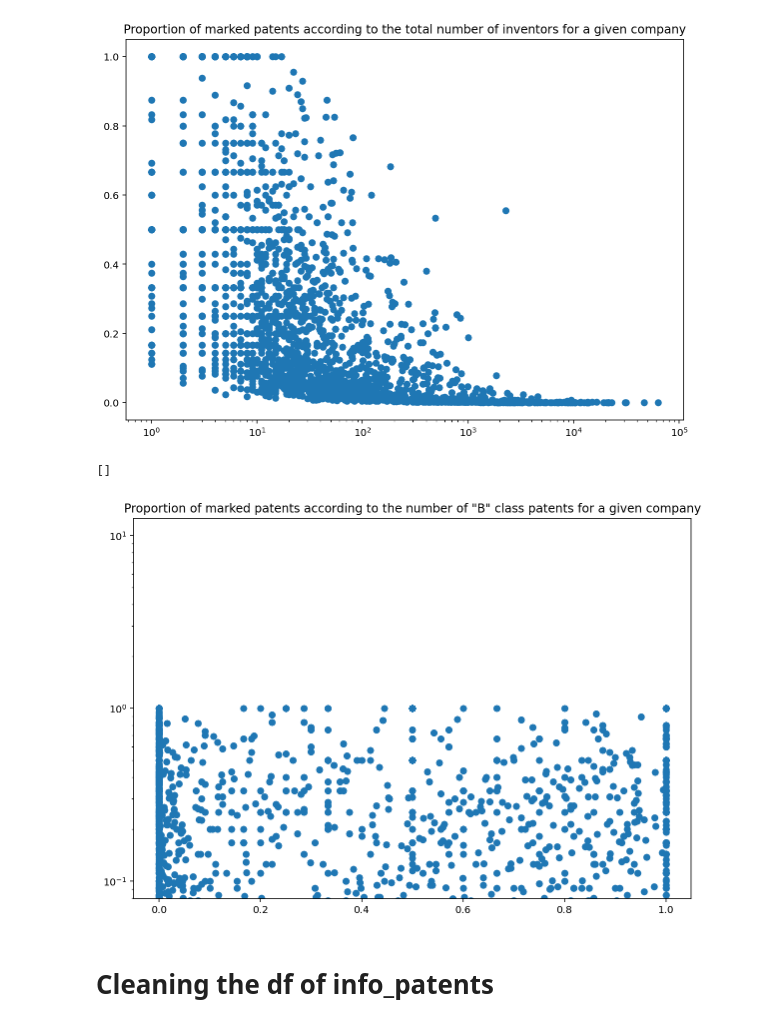
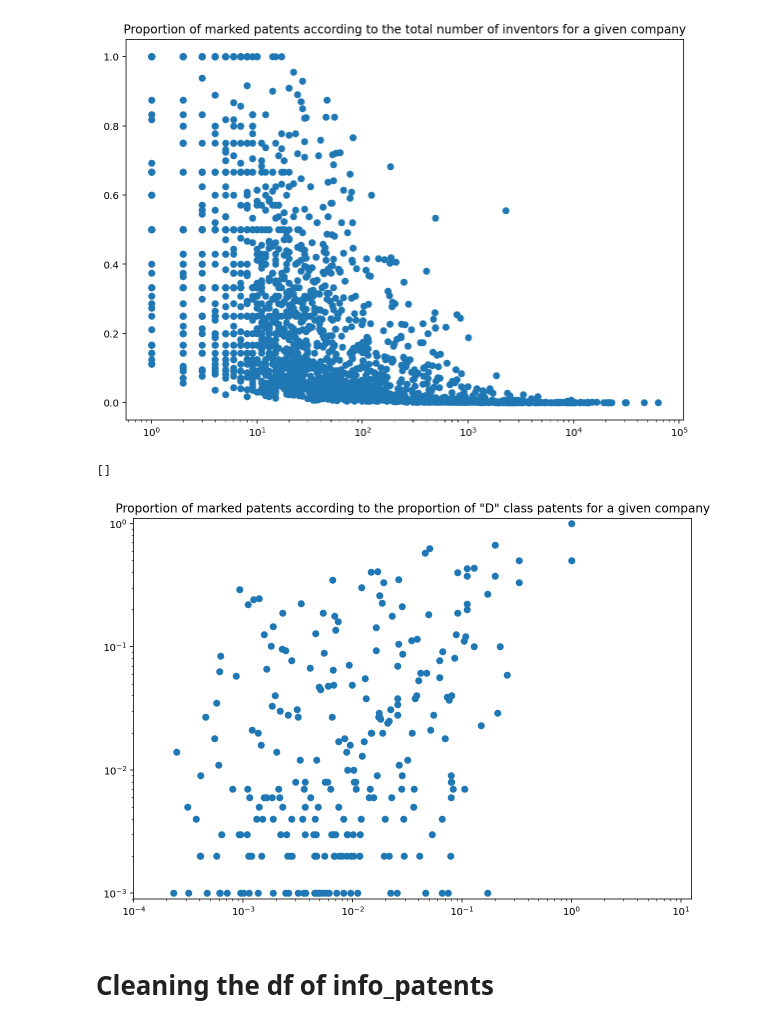
Before and after one commit to gregbellan/MODS208, a Jupyter notebook: Data_description_patents.ipynb, the cells around one changed output. Cells and saved outputs as stored; diff of their text form; code cells hidden in the pictures.

```diff
--- a/Data_description_patents.ipynb
+++ b/Data_description_patents.ipynb
@@ -100,13 +99,16 @@ Text(0.5, 1.0, 'Proportion of marked patents according to the total number of in
 [figure]
 # %%
 plt.figure(figsize=(10,7))
-plt.scatter(info_companies.A/np.sum(info_companies[['A', 'B', 'C', 'D', 'E', 'F', 'G', 'H']],axis=1),info_companies.proportion_marked_patents)
+plt.scatter(info_companies.D/np.sum(info_companies[['A', 'B', 'C', 'D', 'E', 'F', 'G', 'H']],axis=1),info_companies.proportion_marked_patents)
+plt.title('Proportion of marked patents according to the proportion of "D" class patents for a given company')
+plt.xscale('log')
 plt.yscale('log')
-plt.title('Proportion of marked patents according to the number of "B" class patents for a given company')
+plt.xlim(left=0.0001)
+plt.ylim(bottom=0.0009,top=1.1)
 plt.plot()
 # %% [output]
 []
-[figure, old version]
+[figure, new version]
 # %% [markdown]
 # Cleaning the df of info_patents
 # %%
```
Also changed, not shown: parts of 4 cells of this notebook, 1 other file.
